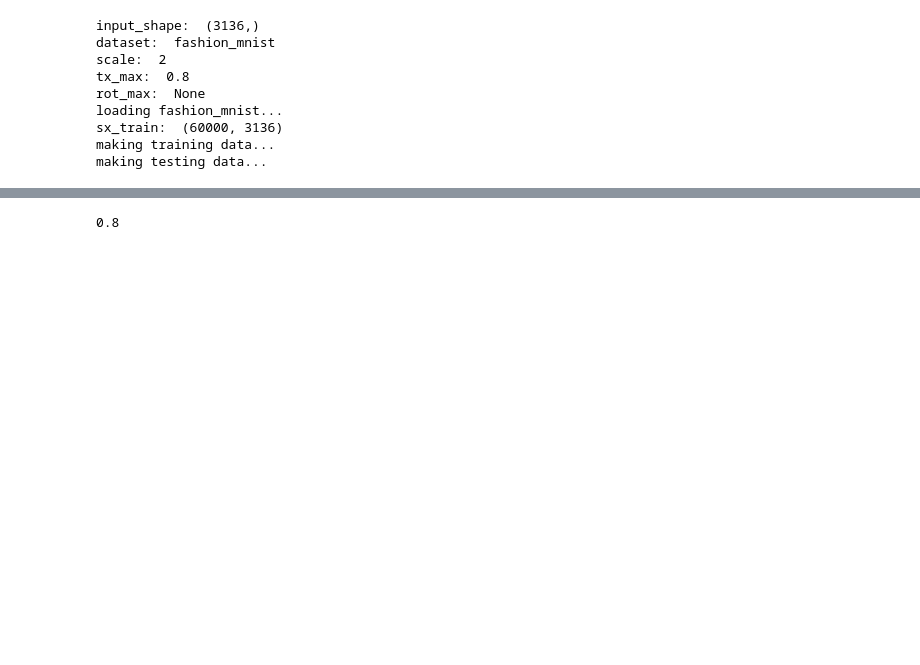
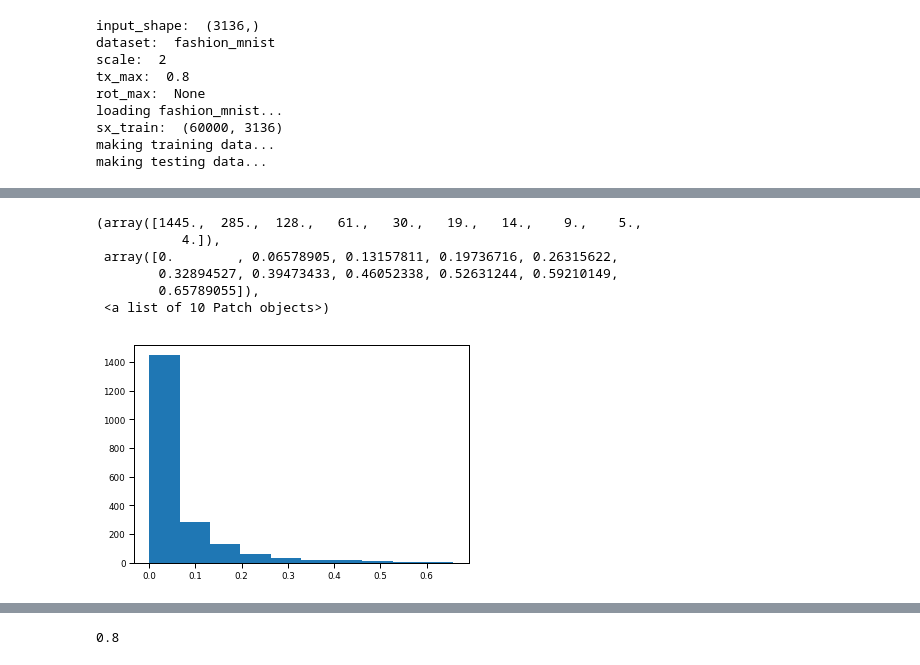
Before and after one commit to elijahc/vae, a Jupyter notebook: notebooks/05-vae-fa-no-xcov.ipynb, the cells around one changed output, grey strips where cells are left out. Saved outputs shown, nothing was run; the diff lists cells and outputs as text; code cells hidden in the pictures; blank space fills up the shorter version.

```diff
--- a/notebooks/05-vae-fa-no-xcov.ipynb
+++ b/notebooks/05-vae-fa-no-xcov.ipynb
@@ -393,10 +475,19 @@ def mutual_information(X,Y):
     return dit.shannon.mutual_information(XY_jdist,[0],[1])
 # %%
 z_dx_I = [mutual_information(z_enc_scaled[i],dxs.astype(int)+14) for i in np.arange(25)]
+l2_dx_I = [mutual_information(l2_enc_scaled[i],dxs.astype(int)+14) for i in np.arange(2000)]
 # %%
 z_dy_I = [mutual_information(z_enc_scaled[i],dys.astype(int)+14) for i in np.arange(25)]
+l2_dy_I = [mutual_information(l2_enc_scaled[i],dys.astype(int)+14) for i in np.arange(2000)]
 # %%
 z_class_I = [mutual_information(z_enc_scaled[i],DL.y_test) for i in np.arange(25)]
+l2_class_I = [mutual_information(l2_enc_scaled[i],DL.y_test) for i in np.arange(2000)]
 # %%
 z_I_df = pd.DataFrame.from_records({'class':z_class_I,'dy':z_dy_I,'dx':z_dx_I})
 z_I_df['class'] = z_I_df['class'].values.round(decimals=1)
+# %%
+l2_I_df = pd.DataFrame.from_records({
+    'class':l2_class_I,
+    'dy':l2_dy_I,
+    'dx':l2_dx_I})
+l2_I_df['class'] = l2_I_df['class'].values.round(decimals=1)
@@ -402,0 +503,10 @@ z_I_df['class'] = z_I_df['class'].values.round(decimals=1)
+# %%
+plt.hist(l2_I_df.dx)
+# %% [output]
+(array([1445.,  285.,  128.,   61.,   30.,   19.,   14.,    9.,    5.,
+           4.]),
+ array([0.        , 0.06578905, 0.13157811, 0.19736716, 0.26315622,
+        0.32894527, 0.39473433, 0.46052338, 0.52631244, 0.59210149,
+        0.65789055]),
+ <a list of 10 Patch objects>)
+[figure, added]
```
Also changed, not shown: parts of 33 cells of this notebook, 8 other files.
